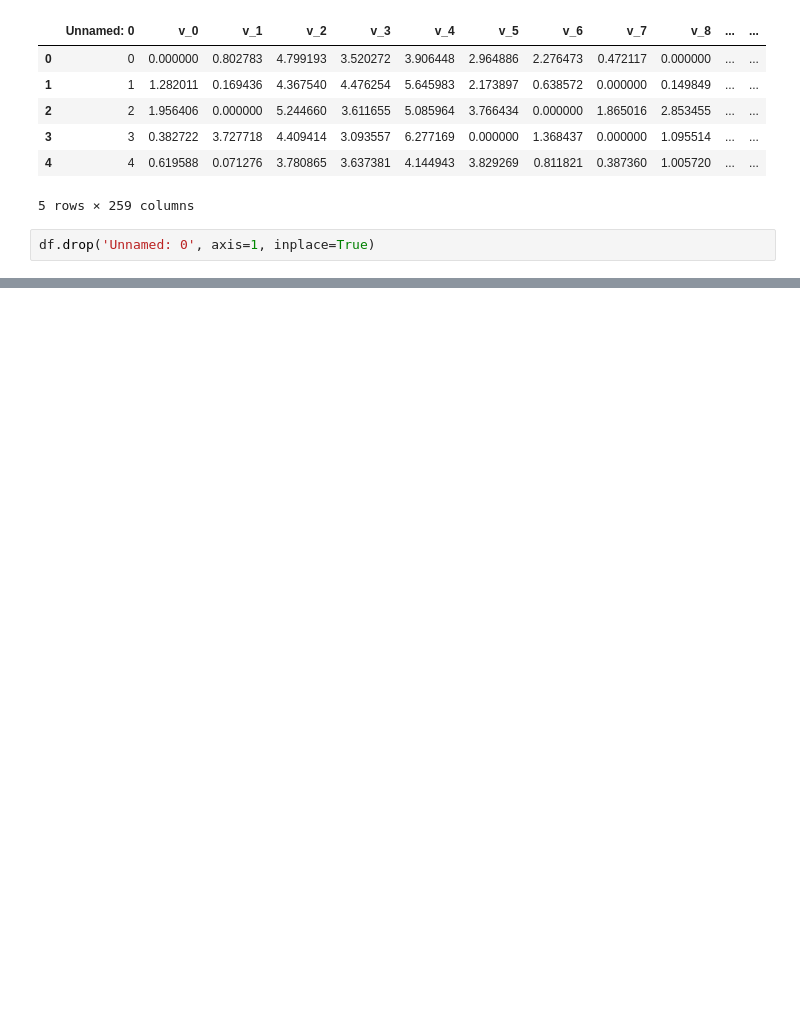
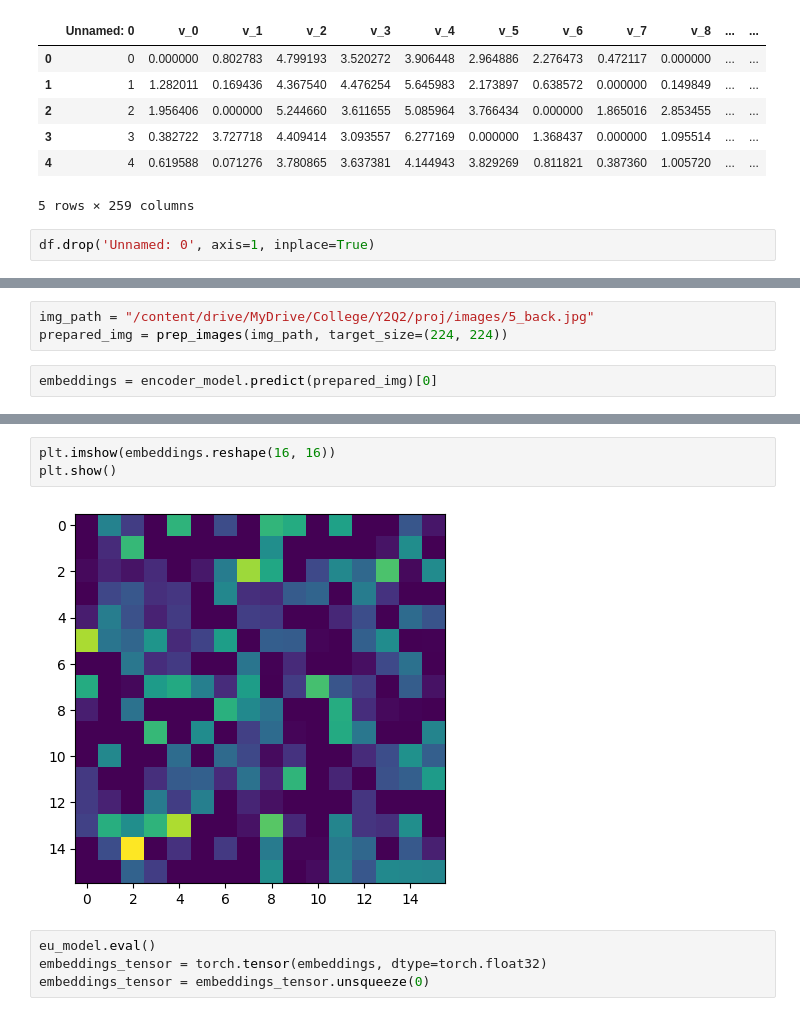
Before and after one commit to anthnoyc/money-classification, a Jupyter notebook: money.ipynb, the cells around one changed output, grey strips where cells are left out. Drawn from its saved outputs; the diff is of its cells as text; blank space fills up the shorter version.

```diff
--- a/money.ipynb
+++ b/money.ipynb
@@ -62,0 +357,5 @@ array(['100_1', '100_2', '10_1', '10_2', '1_1', '1_2', '20_1', '20_2',
+# %%
+img_path = "/content/drive/MyDrive/College/Y2Q2/proj/images/5_back.jpg"
+prepared_img = prep_images(img_path, target_size=(224, 224))
+# %%
+embeddings = encoder_model.predict(prepared_img)[0]
@@ -62,0 +364,9 @@ array(['100_1', '100_2', '10_1', '10_2', '1_1', '1_2', '20_1', '20_2',
+# %%
+plt.imshow(embeddings.reshape(16, 16))
+plt.show()
+# %% [output]
+[figure, added]
+# %%
+eu_model.eval()
+embeddings_tensor = torch.tensor(embeddings, dtype=torch.float32)
+embeddings_tensor = embeddings_tensor.unsqueeze(0)
```
Also changed, not shown: parts of 51 cells of this notebook.
